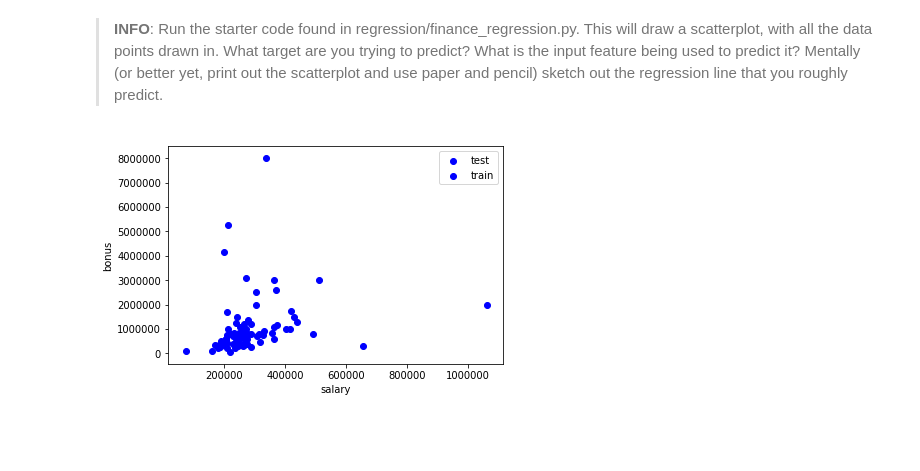
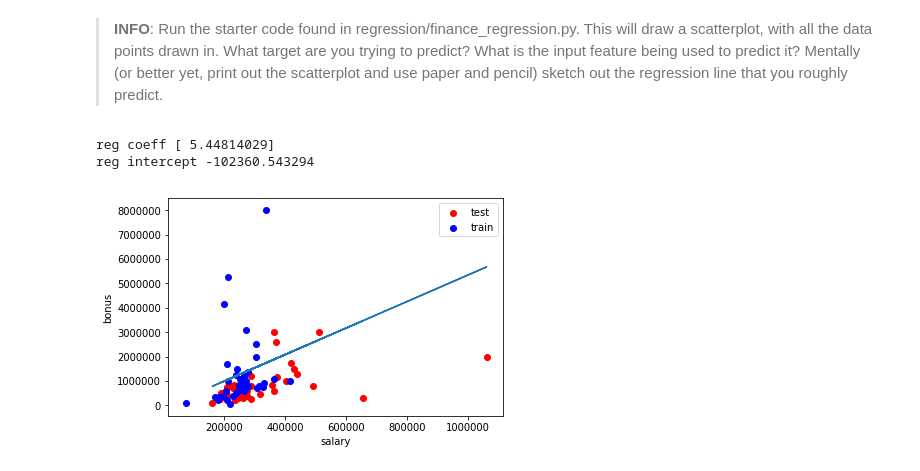
Before and after one commit to Rithvik-Kranti/Enron-Data-Project, a Jupyter notebook: data set and questions.ipynb, the cells around one changed output. Drawn from its saved outputs; the diff is of its cells as text; code cells hidden in the pictures; blank space fills up the shorter version.

Commit message:
regression score with features

```diff
--- a/data set and questions.ipynb
+++ b/data set and questions.ipynb
@@ -280,7 +280,7 @@ target, features = targetFeatureSplit( data )
 from sklearn.cross_validation import train_test_split
 feature_train, feature_test, target_train, target_test = train_test_split(features, target, test_size=0.5, random_state=42)
 train_color = "b"
-test_color = "b"
+test_color = "r"
 
 
 
@@ -291,36 +291,45 @@ test_color = "b"
 
 
 
+from sklearn.linear_model import LinearRegression
+reg=LinearRegression()
+reg.fit(feature_train,target_train)
+reg
+
+print "reg coeff " + str(reg.coef_)
+print "reg intercept " + str(reg.intercept_)
 
 
 
 
 
 ### draw the scatterplot, with color-coded training and testing points
 import matplotlib.pyplot as plt
 for feature, target in zip(feature_test, target_test):
     plt.scatter( feature, target, color=test_color )
 for feature, target in zip(feature_train, target_train):
     plt.scatter( feature, target, color=train_color )
 
 ### labels for the legend
 plt.scatter(feature_test[0], target_test[0], color=test_color, label="test")
 plt.scatter(feature_test[0], target_test[0], color=train_color, label="train")
 
 
 
 
 ### draw the regression line, once it's coded
 try:
     plt.plot( feature_test, reg.predict(feature_test) )
 except NameError:
     pass
 plt.xlabel(features_list[1])
 plt.ylabel(features_list[0])
 plt.legend()
 plt.show()
 # %% [output]
+reg coeff [ 5.44814029]
+reg intercept -102360.543294
-[figure, old version]
+[figure, new version]
 # %% [markdown]
 The regression target is 'bonus.'
 The input being used to find the regression target is 'salary.'
```
Also changed, not shown: parts of 6 cells of this notebook.
